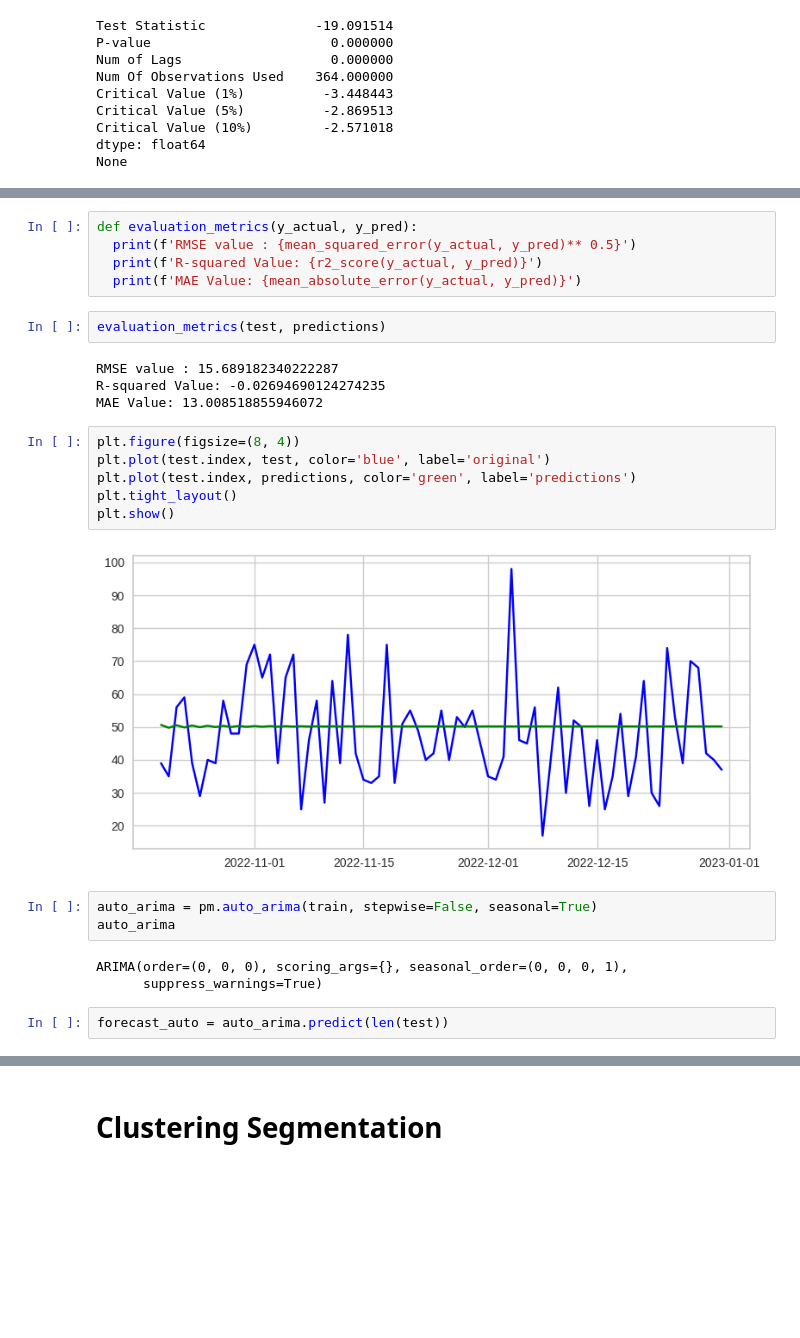
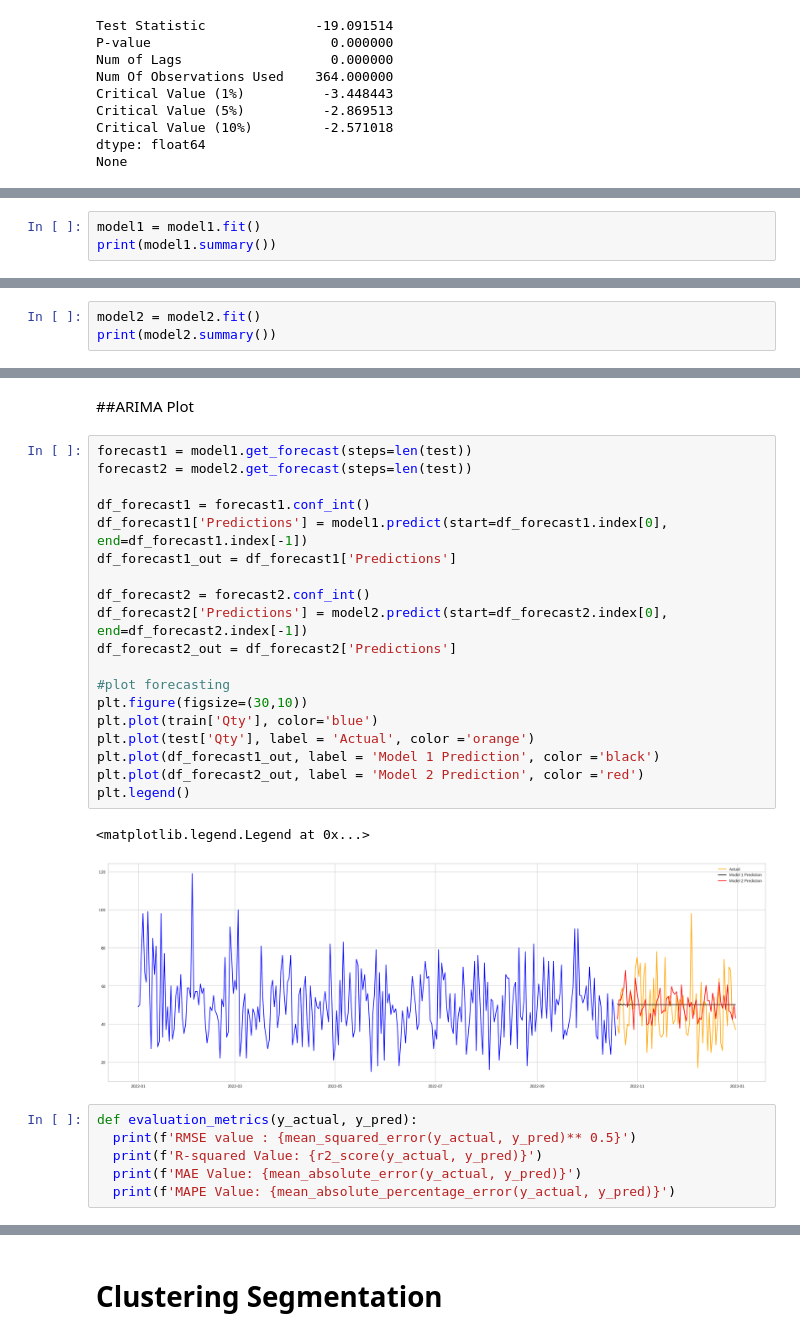
Before and after one commit to zulfaikarF99/VIX-Kalbe-Forecasting-and-Clustering, a Jupyter notebook: Final_VIX_Kalbe.ipynb, the cells around one changed output, grey strips where cells are left out. Saved outputs shown, nothing was run; the diff lists cells and outputs as text; blank space fills up the shorter version.

```diff
--- a/Final_VIX_Kalbe.ipynb
+++ b/Final_VIX_Kalbe.ipynb
@@ -480,0 +493,3 @@ Freq: D, Name: predicted_mean, Length: 73, dtype: float64
+# %%
+model1 = model1.fit()
+print(model1.summary())
@@ -480,0 +514,3 @@ Freq: D, Name: predicted_mean, Length: 73, dtype: float64
+# %%
+model2 = model2.fit()
+print(model2.summary())
@@ -481,27 +535,30 @@ Freq: D, Name: predicted_mean, Length: 73, dtype: float64
+# %% [markdown]
+##ARIMA Plot
+# %%
+forecast1 = model1.get_forecast(steps=len(test))
+forecast2 = model2.get_forecast(steps=len(test))
+
+df_forecast1 = forecast1.conf_int()
+df_forecast1['Predictions'] = model1.predict(start=df_forecast1.index[0], end=df_forecast1.index[-1])
+df_forecast1_out = df_forecast1['Predictions']
+
+df_forecast2 = forecast2.conf_int()
+df_forecast2['Predictions'] = model2.predict(start=df_forecast2.index[0], end=df_forecast2.index[-1])
+df_forecast2_out = df_forecast2['Predictions']
+
+#plot forecasting
+plt.figure(figsize=(30,10))
+plt.plot(train['Qty'], color='blue')
+plt.plot(test['Qty'], label = 'Actual', color ='orange')
+plt.plot(df_forecast1_out, label = 'Model 1 Prediction', color ='black')
+plt.plot(df_forecast2_out, label = 'Model 2 Prediction', color ='red')
+plt.legend()
+# %% [output]
+<matplotlib.legend.Legend at 0x...>
+[figure, added]
 # %%
 def evaluation_metrics(y_actual, y_pred):
   print(f'RMSE value : {mean_squared_error(y_actual, y_pred)** 0.5}')
   print(f'R-squared Value: {r2_score(y_actual, y_pred)}')
   print(f'MAE Value: {mean_absolute_error(y_actual, y_pred)}')
+  print(f'MAPE Value: {mean_absolute_percentage_error(y_actual, y_pred)}')
-# %%
-evaluation_metrics(test, predictions)
-# %% [output]
-RMSE value : 15.689182340222287
-R-squared Value: -0.02694690124274235
-MAE Value: 13.008518855946072
-# %%
-plt.figure(figsize=(8, 4))
-plt.plot(test.index, test, color='blue', label='original')
-plt.plot(test.index, predictions, color='green', label='predictions')
-plt.tight_layout()
-plt.show()
-# %% [output]
-[figure, removed]
-# %%
-auto_arima = pm.auto_arima(train, stepwise=False, seasonal=True)
-auto_arima
-# %% [output]
-ARIMA(order=(0, 0, 0), scoring_args={}, seasonal_order=(0, 0, 0, 1),
-      suppress_warnings=True)
-# %%
-forecast_auto = auto_arima.predict(len(test))
```
Also changed, not shown: parts of 24 cells of this notebook.
